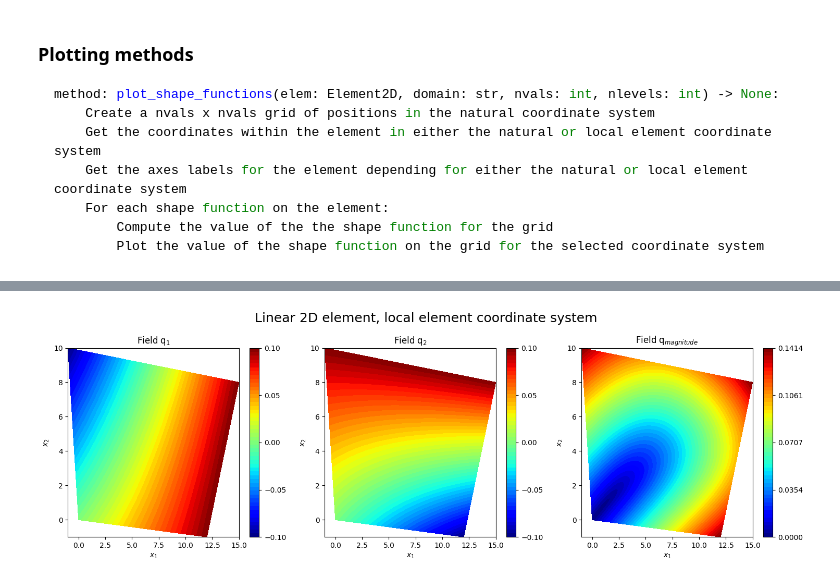
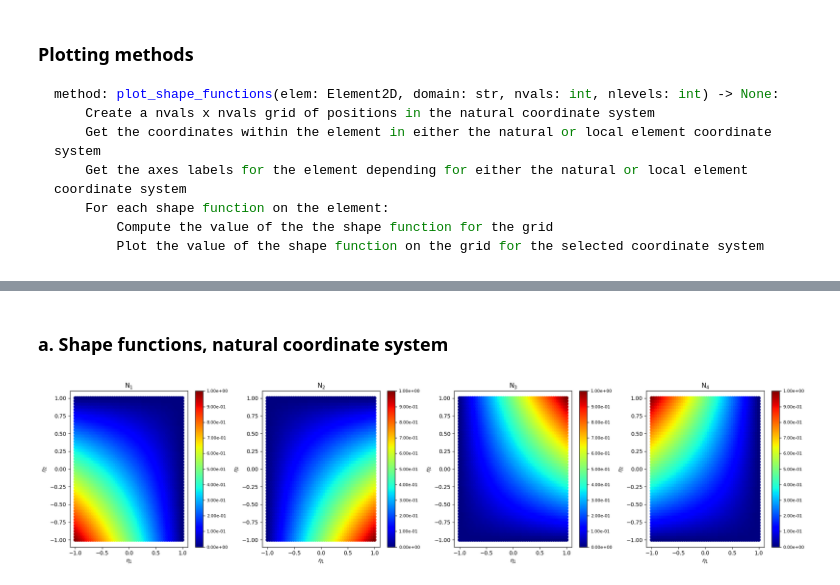
Before and after one commit to mnolaya/theory-of-fea, a Jupyter notebook: homeworks/hw2/hw2_soln.ipynb, the cells around one changed output, grey strips where cells are left out. Saved outputs shown, nothing was run; the diff lists cells and outputs as text; code cells hidden in the pictures.

```diff
--- a/homeworks/hw2/hw2_soln.ipynb
+++ b/homeworks/hw2/hw2_soln.ipynb
@@ -353,6 +343,17 @@ fig.tight_layout()
-# %%
-fig, axes = plot_element_field(ELEMENTS['linear'], nodal_vec=Q['linear'], domain='element', nvals=NVALS, nlevels=50, field_label='q')
-fig.suptitle('Linear 2D element, local element coordinate system', fontsize=18)
-fig.tight_layout()
-# %% [output]
-[figure, removed]
+# %%
+# Create the natural grid
+natural_grid = mfe.utils.make_natural_grid()
+
+# Compute shape function matrix and interpolate to get coordinates in element coordinate system
+N = ELEMENTS['linear'].compute_N(natural_grid)
+
+# Interpolate to get...
+x_grid = ELEMENTS['linear'].interpolate(ELEMENTS['linear'].x_element, natural_grid)  # Element coordinates
+u_elem = ELEMENTS['linear'].interpolate(Q['linear'], natural_grid)  # Displacements
+# %% [markdown]
+### a. Shape functions, natural coordinate system
+# %%
+fig, axes = mfe.plot.plot_element_shape_functions(N, natural_grid, method='scatter', coord_sys='natural')
+fig.tight_layout()
+# %% [output]
+[figure, added]
```
Also changed, not shown: parts of 32 cells of this notebook, 7 other files.
